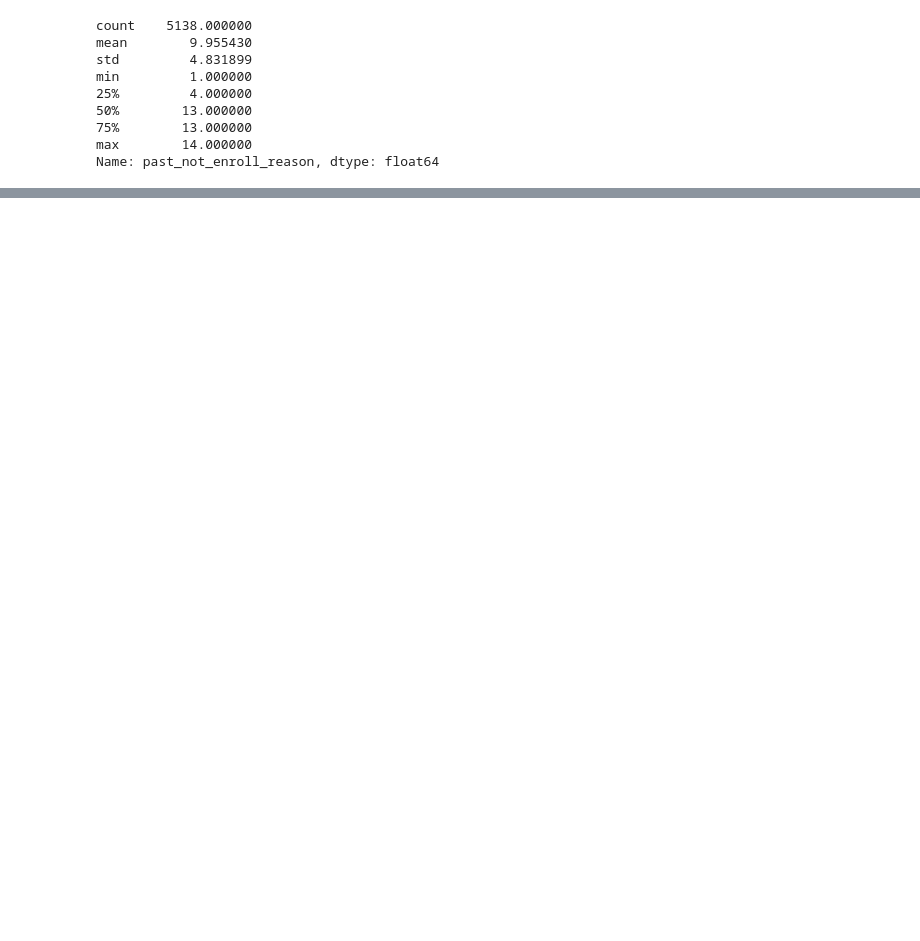
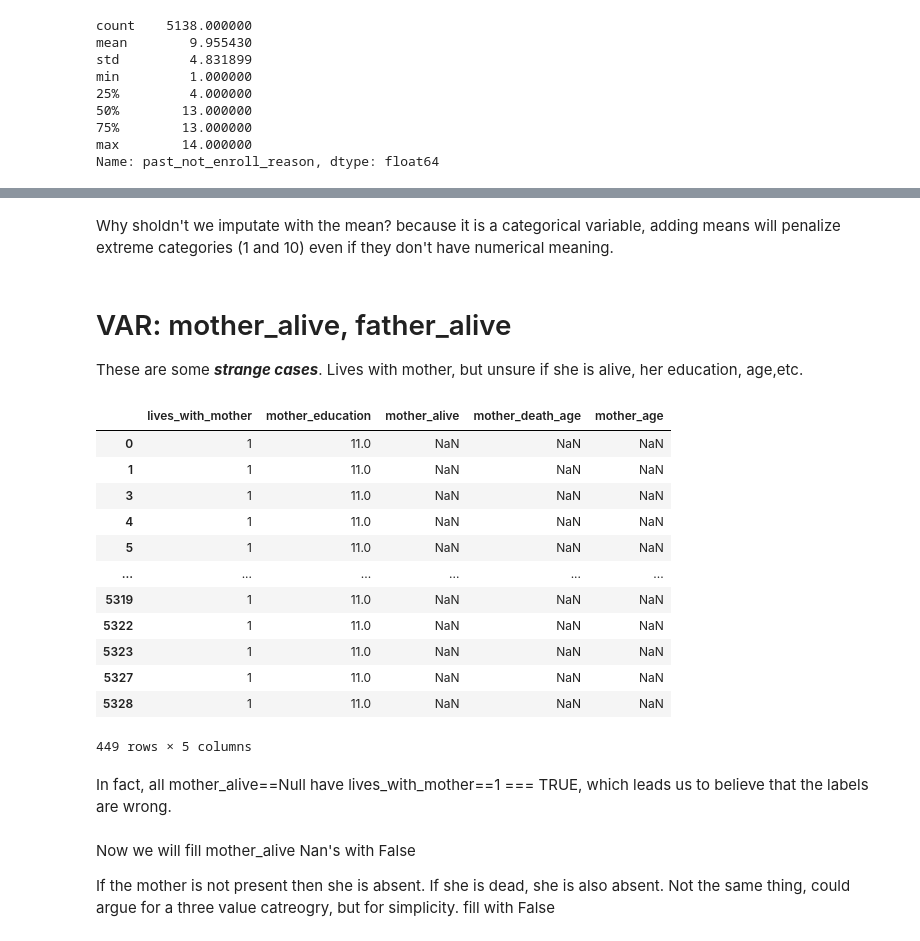
Before and after one commit to jbellogo/Classification, a Jupyter notebook: preprocessing.ipynb, the cells around one changed output, grey strips where cells are left out. Saved outputs shown, nothing was run; the diff lists cells and outputs as text; code cells hidden in the pictures; blank space fills up the shorter version.

```diff
--- a/preprocessing.ipynb
+++ b/preprocessing.ipynb
@@ -130,0 +180,3 @@ Now focus on these:
+# %%
+X['age'] = X['age_yrs'] + X['age_months'] / 12
+X = X.drop(columns=['age_yrs', 'age_months', 'less_than_19', 'DOB'])
@@ -130,0 +186,3 @@ Now focus on these:
+# %%
+X['lives_with_partner'] = X['lives_with_partner'].eq(1) # 1 if yes, 2 if no.
+assert(X['lives_with_partner'].isna().any() == False)
@@ -130,0 +193,2 @@ Now focus on these:
+# %%
+X = X.drop(columns=['partner_id_code'])
@@ -130,0 +222,26 @@ Now focus on these:
+# %%
+X['mother_education'] = X['mother_education'].fillna(11)
+X['father_education'] = X['father_education'].fillna(11)
+# %% [markdown]
+Why sholdn't we imputate with the mean?
+because it is a categorical variable, adding means will penalize extreme categories (1 and 10) even if they don't have numerical meaning.
+# %% [markdown]
+# VAR: mother_alive, father_alive
+
+These are some ***strange cases***. Lives with mother, but unsure if she is alive, her education, age,etc.
+# %%
+X.loc[X['mother_alive'].isna(), ['lives_with_mother', 'mother_education', 'mother_alive', 'mother_death_age', 'mother_age']]
+# %% [output]
+|  | lives_with_mother | mother_education | mother_alive | mother_death_age | mother_age |
+| 0 | 1 | 11.0 | NaN | NaN | NaN |
+| 1 | 1 | 11.0 | NaN | NaN | NaN |
+| 3 | 1 | 11.0 | NaN | NaN | NaN |
+| 4 | 1 | 11.0 | NaN | NaN | NaN |
+| 5 | 1 | 11.0 | NaN | NaN | NaN |
+| ... | ... | ... | ... | ... | ... |
+| 5319 | 1 | 11.0 | NaN | NaN | NaN |
+| 5322 | 1 | 11.0 | NaN | NaN | NaN |
+| 5323 | 1 | 11.0 | NaN | NaN | NaN |
+| 5327 | 1 | 11.0 | NaN | NaN | NaN |
+| 5328 | 1 | 11.0 | NaN | NaN | NaN |
+449 rows × 5 columns
@@ -130,0 +252,2 @@ Now focus on these:
+# %% [markdown]
+In fact, all  mother_alive==Null have lives_with_mother==1 === TRUE, which leads us to believe that the labels are wrong.
@@ -130,0 +261,4 @@ Now focus on these:
+# %% [markdown]
+Now we will fill mother_alive Nan's with False
+
+If the mother is not present then she is absent. If she is dead, she is also absent. Not the same thing, could argue for a three value catreogry, but for simplicity. fill with False
```
Also changed, not shown: parts of 51 cells of this notebook, 5 other files.
